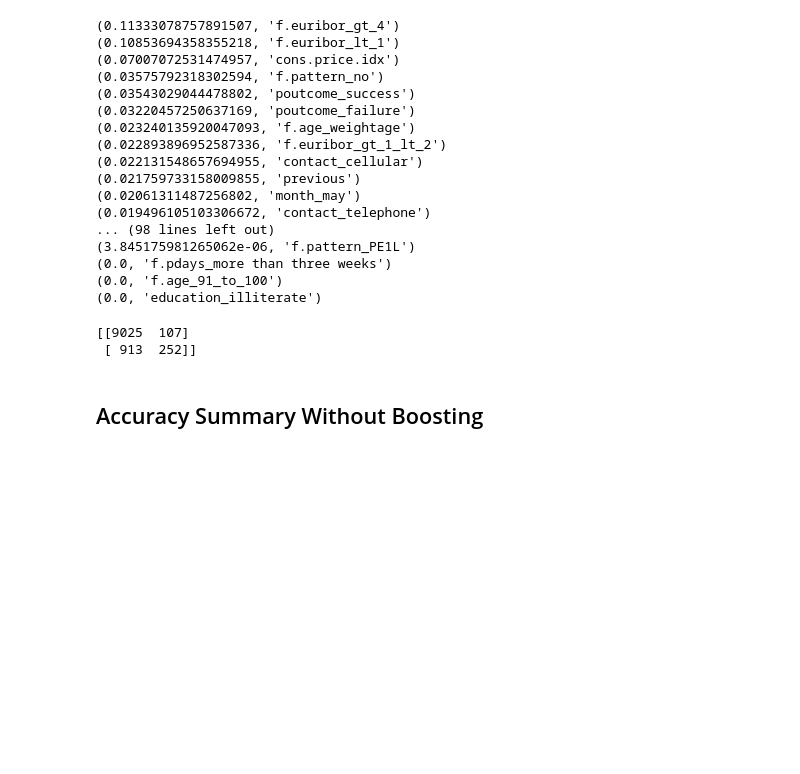
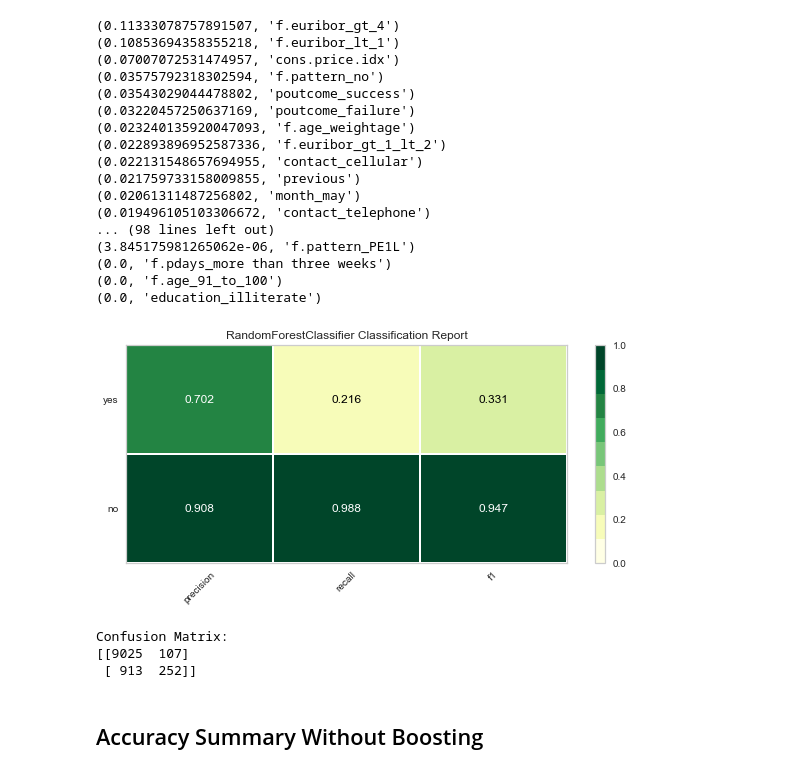
Before and after one commit to hazeez/IDS13, a Jupyter notebook: banking-td-exercise/bank-marketing-featured.ipynb, the cells around one changed output. Drawn from its saved outputs; the diff is of its cells as text; code cells hidden in the pictures; blank space fills up the shorter version.

```diff
--- a/banking-td-exercise/bank-marketing-featured.ipynb
+++ b/banking-td-exercise/bank-marketing-featured.ipynb
@@ -636,7 +647,14 @@ from sklearn.metrics import confusion_matrix, classification_report
+# %%
+if grid_search_enable == True:
+    show_classification_rpt(forest1)
+# %% [output]
+[figure, added]
 # %%
 if grid_search_enable == True:
+    print("Confusion Matrix:")
     print(confusion_matrix(y_test, pred_forest1))
 # %% [output]
+Confusion Matrix:
 [[9025  107]
  [ 913  252]]
 # %% [markdown]
```
Also changed, not shown: parts of 46 cells of this notebook.
